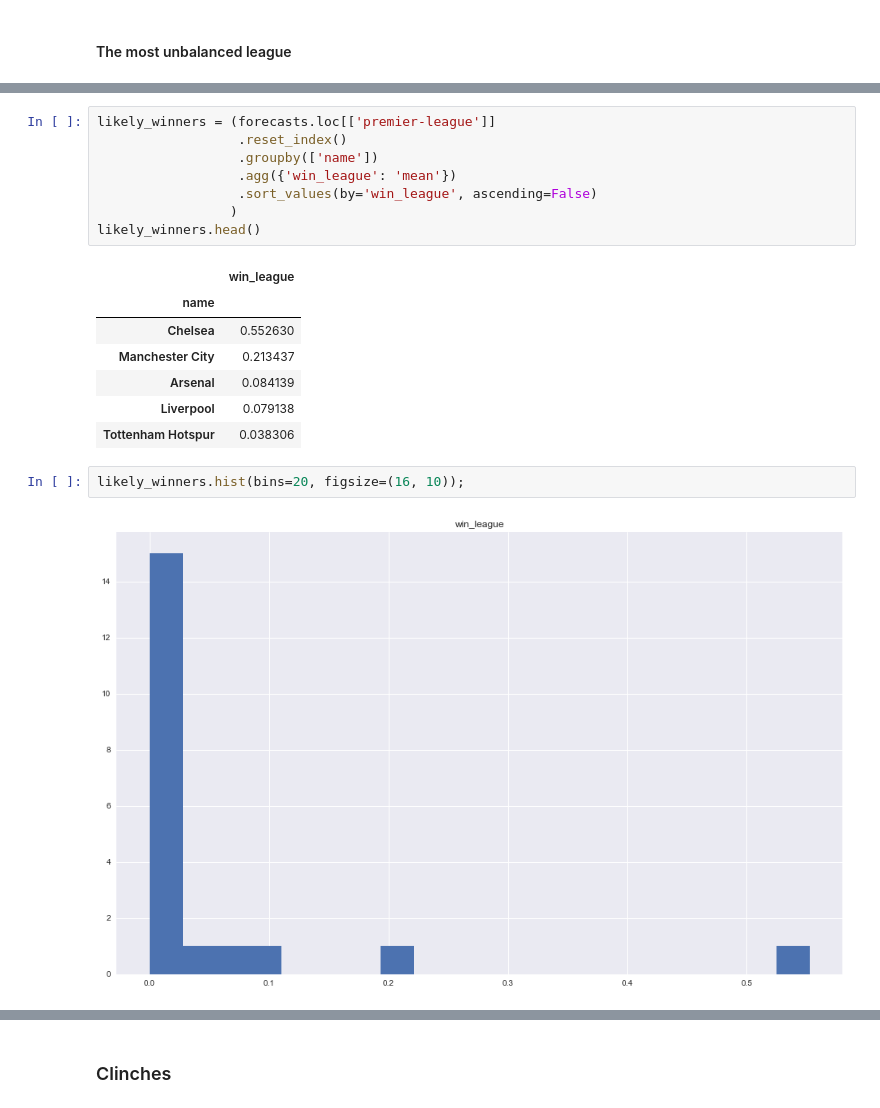
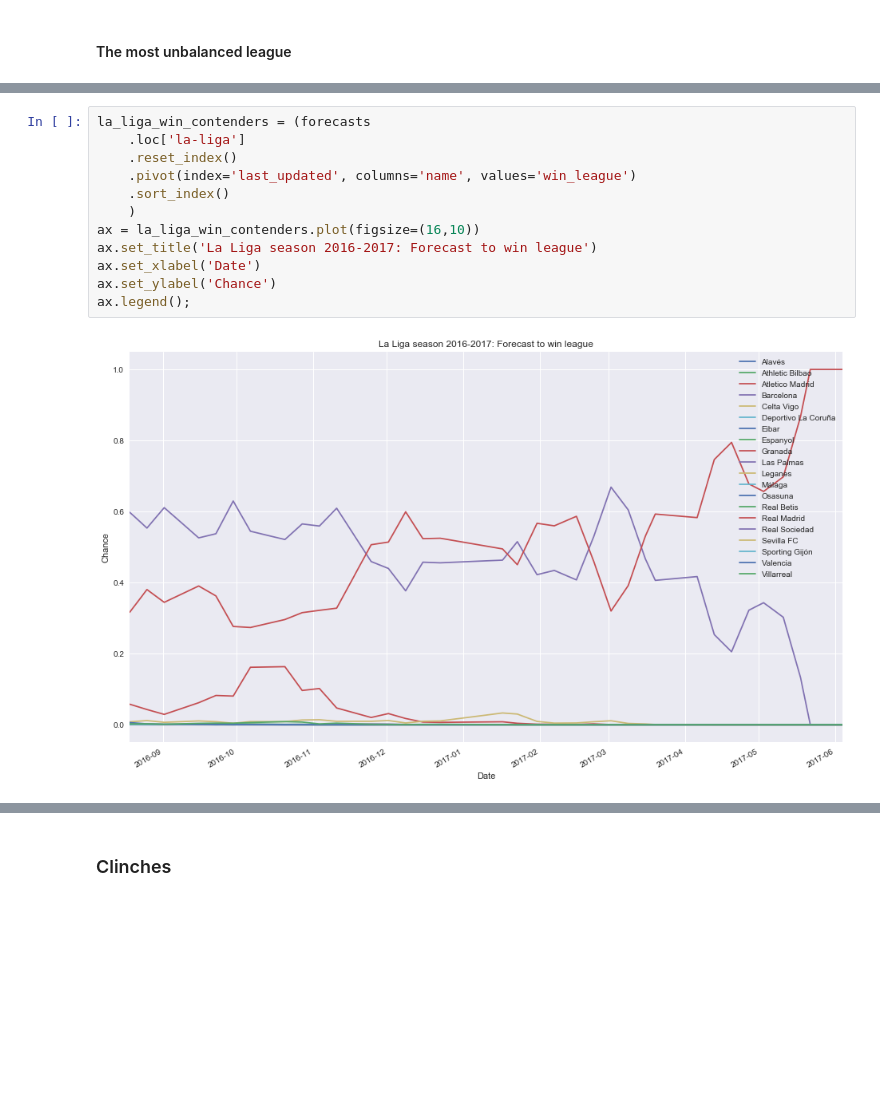
Before and after one commit to skagr/footballdata, a Jupyter notebook: notebooks/Examples.ipynb, the cells around one changed output, grey strips where cells are left out. Saved outputs shown, nothing was run; the diff lists cells and outputs as text; blank space fills up the shorter version.

```diff
--- a/notebooks/Examples.ipynb
+++ b/notebooks/Examples.ipynb
@@ -172,20 +126,14 @@ likely_winners.hist(bins=20, figsize=(16, 10));
-# %%
-likely_winners = (forecasts.loc[['premier-league']]
-                  .reset_index()
-                  .groupby(['name'])
-                  .agg({'win_league': 'mean'})
-                  .sort_values(by='win_league', ascending=False)
-                 )
-likely_winners.head()
-# %% [output]
-|  | win_league |
-| name |  |
-| Chelsea | 0.552630 |
-| Manchester City | 0.213437 |
-| Arsenal | 0.084139 |
-| Liverpool | 0.079138 |
-| Tottenham Hotspur | 0.038306 |
-# %%
-likely_winners.hist(bins=20, figsize=(16, 10));
-# %% [output]
-[figure, removed]
+# %%
+la_liga_win_contenders = (forecasts
+    .loc['la-liga']
+    .reset_index()
+    .pivot(index='last_updated', columns='name', values='win_league')
+    .sort_index()
+    )
+ax = la_liga_win_contenders.plot(figsize=(16,10))
+ax.set_title('La Liga season 2016-2017: Forecast to win league')
+ax.set_xlabel('Date')
+ax.set_ylabel('Chance')
+ax.legend();
+# %% [output]
+[figure, added]
```
Also changed, not shown: parts of 10 cells of this notebook, 1 other file.
